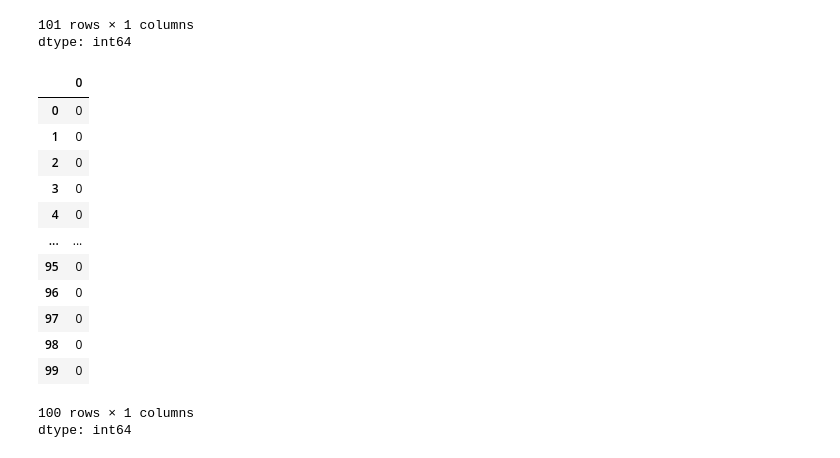
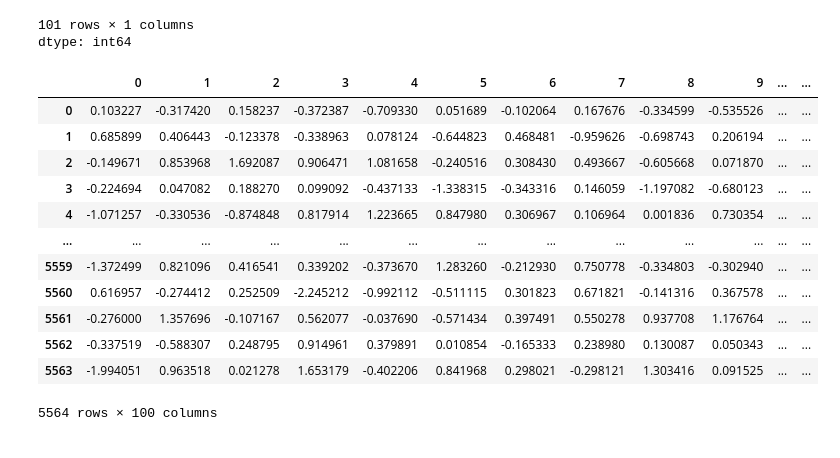
Before and after one commit to samsure13003/NLP, a Jupyter notebook: Spam_Ham_Using_Word2vec_AvgWord2vec.ipynb, the cells around one changed output. Cells and saved outputs as stored; diff of their text form; code cells hidden in the pictures.

```diff
--- a/Spam_Ham_Using_Word2vec_AvgWord2vec.ipynb
+++ b/Spam_Ham_Using_Word2vec_AvgWord2vec.ipynb
@@ -147,4 +146,4 @@ words
 import gensim
 # %%
 ## Lets train Word2vec from scratch
-model=gensim.models.Word2Vec(words)
+model=gensim.models.Word2Vec(words,epochs=200)
@@ -271,9 +314,10 @@ X_new[0].shape
 # %%
 ## Dependent Features
 ## Output Features
-y = messages[list(map(lambda x: len(x)>0 ,corpus))]
-y=pd.get_dummies(y['label'])
-y=y['spam'].values
+
+y = messages[list(map(lambda x: len(x) > 0, corpus))]
+
+y = (y['label'] == 'spam').astype(int).values
 # %%
 y.shape
 # %% [output]
@@ -284,7 +328,7 @@ X[0].reshape(1,-1).shape
 (1, 100)
 # %%
 ## this is the final independent features
-df=pd.DataFrame(np.vstack(X))
+df=pd.DataFrame(X)
 # %%
 df.head()
 # %% [output]
@@ -330,21 +374,20 @@ dtype: int64
 ## Independent Feature
 X=df.drop('Output',axis=1)
 # %%
-X.isnull().sum()
+X
 # %% [output]
-|  | 0 |
-| 0 | 0 |
-| 1 | 0 |
-| 2 | 0 |
-| 3 | 0 |
-| 4 | 0 |
-| ... | ... |
-| 95 | 0 |
-| 96 | 0 |
-| 97 | 0 |
-| 98 | 0 |
-| 99 | 0 |
+|  | 0 | 1 | 2 | 3 | 4 | 5 | 6 | 7 | 8 | 9 | ... | ... |
+| 0 | 0.103227 | -0.317420 | 0.158237 | -0.372387 | -0.709330 | 0.051689 | -0.102064 | 0.167676 | -0.334599 | -0.535526 | ... | ... |
+| 1 | 0.685899 | 0.406443 | -0.123378 | -0.338963 | 0.078124 | -0.644823 | 0.468481 | -0.959626 | -0.698743 | 0.206194 | ... | ... |
+| 2 | -0.149671 | 0.853968 | 1.692087 | 0.906471 | 1.081658 | -0.240516 | 0.308430 | 0.493667 | -0.605668 | 0.071870 | ... | ... |
+| 3 | -0.224694 | 0.047082 | 0.188270 | 0.099092 | -0.437133 | -1.338315 | -0.343316 | 0.146059 | -1.197082 | -0.680123 | ... | ... |
+| 4 | -1.071257 | -0.330536 | -0.874848 | 0.817914 | 1.223665 | 0.847980 | 0.306967 | 0.106964 | 0.001836 | 0.730354 | ... | ... |
+| ... | ... | ... | ... | ... | ... | ... | ... | ... | ... | ... | ... | ... |
+| 5559 | -1.372499 | 0.821096 | 0.416541 | 0.339202 | -0.373670 | 1.283260 | -0.212930 | 0.750778 | -0.334803 | -0.302940 | ... | ... |
+| 5560 | 0.616957 | -0.274412 | 0.252509 | -2.245212 | -0.992112 | -0.511115 | 0.301823 | 0.671821 | -0.141316 | 0.367578 | ... | ... |
+| 5561 | -0.276000 | 1.357696 | -0.107167 | 0.562077 | -0.037690 | -0.571434 | 0.397491 | 0.550278 | 0.937708 | 1.176764 | ... | ... |
+| 5562 | -0.337519 | -0.588307 | 0.248795 | 0.914961 | 0.379891 | 0.010854 | -0.165333 | 0.238980 | 0.130087 | 0.050343 | ... | ... |
+| 5563 | -1.994051 | 0.963518 | 0.021278 | 1.653179 | -0.402206 | 0.841968 | 0.298021 | -0.298121 | 1.303416 | 0.091525 | ... | ... |
-100 rows × 1 columns
-dtype: int64
+5564 rows × 100 columns
 # %%
 y=df['Output']
```
Also changed, not shown: parts of 28 cells of this notebook, 14 other files.
